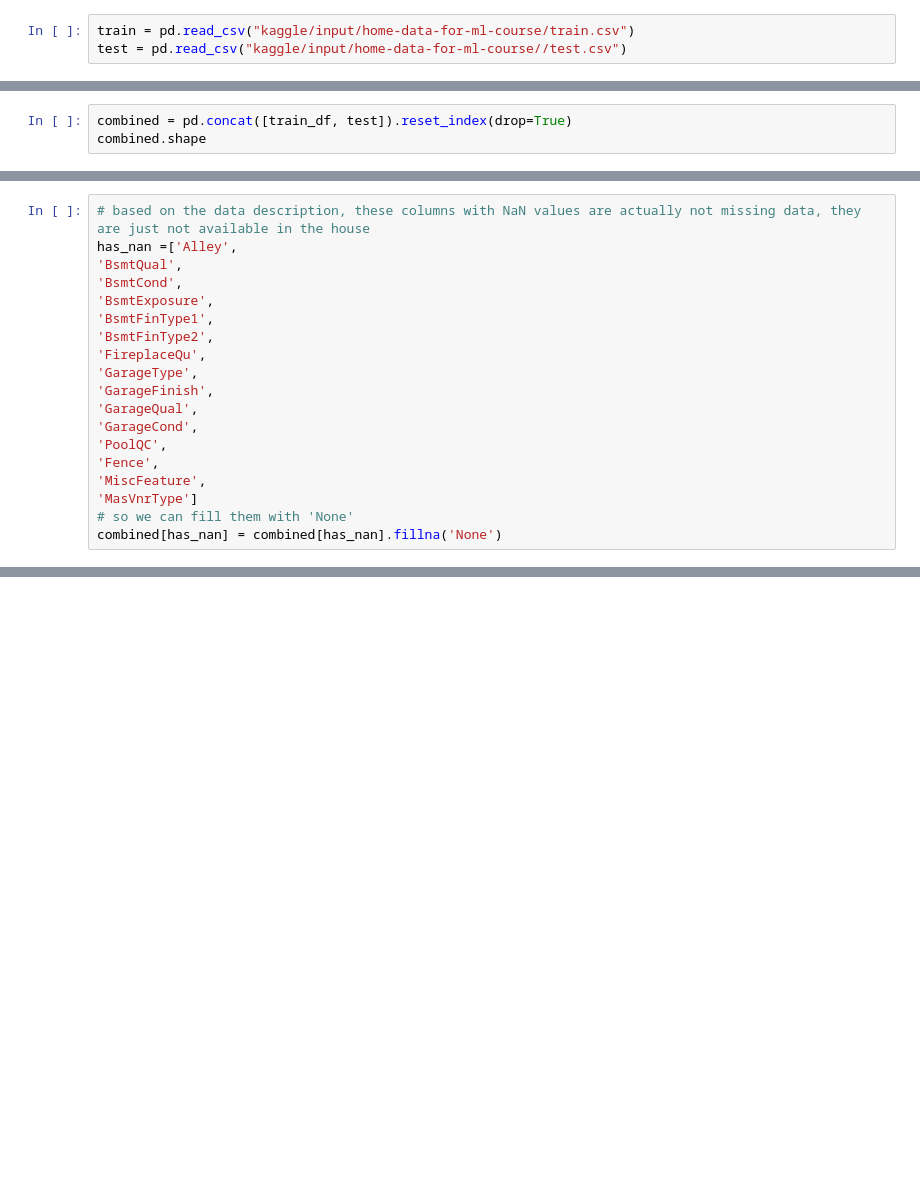
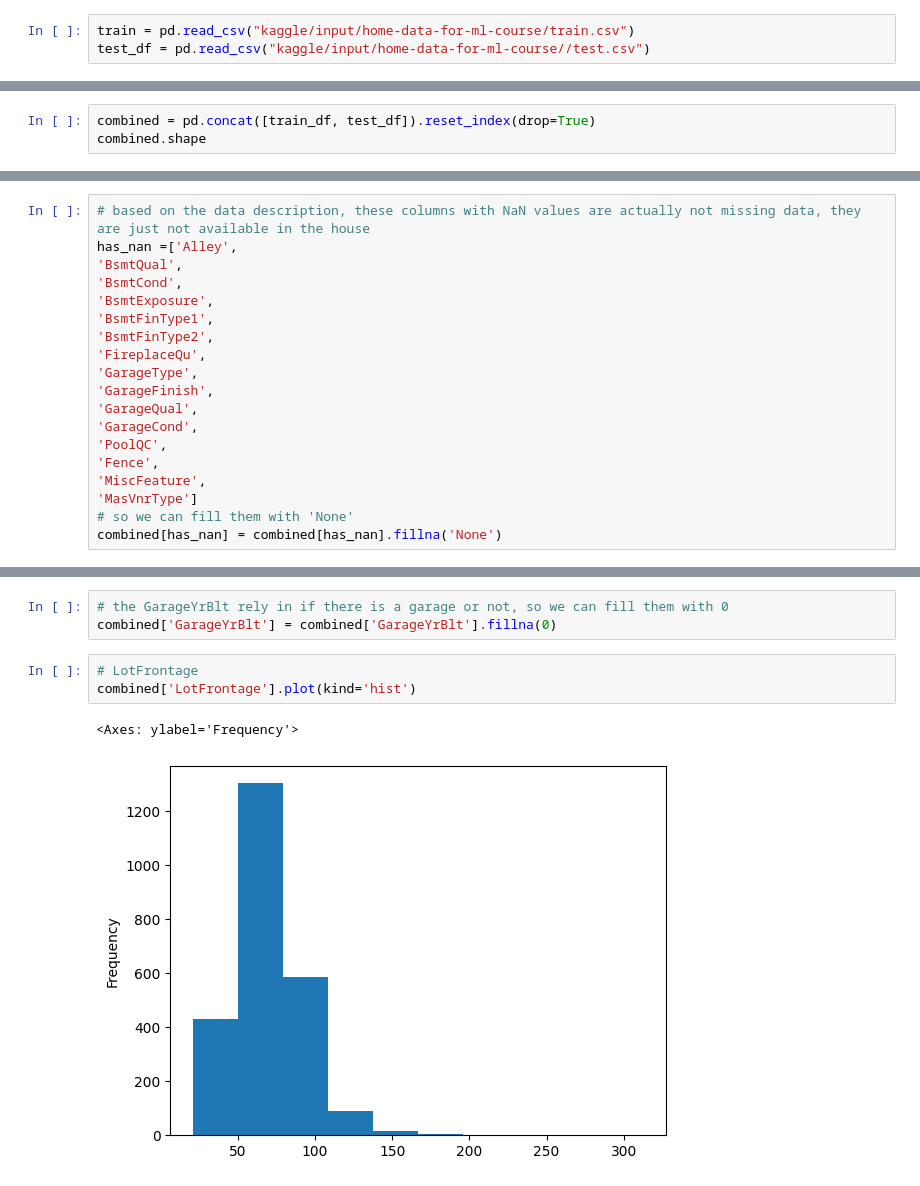
Before and after one commit to Lama-Alsaif/Housing-Prices, a Jupyter notebook: Housing_Prices.ipynb, the cells around one changed output, grey strips where cells are left out. Saved outputs shown, nothing was run; the diff lists cells and outputs as text; blank space fills up the shorter version.

```diff
--- a/Housing_Prices.ipynb
+++ b/Housing_Prices.ipynb
@@ -2,7 +2,7 @@
 import pandas as pd
 # %%
 train = pd.read_csv("kaggle/input/home-data-for-ml-course/train.csv")
-test = pd.read_csv("kaggle/input/home-data-for-ml-course//test.csv")
+test_df = pd.read_csv("kaggle/input/home-data-for-ml-course//test.csv")
 # %%
 train.head()
 # %% [output]
@@ -46,5 +46,5 @@ test_idx = test['Id']
 # %%
-combined = pd.concat([train_df, test]).reset_index(drop=True)
+combined = pd.concat([train_df, test_df]).reset_index(drop=True)
 combined.shape
 # %% [output]
 (2919, 80)
@@ -174,0 +181,9 @@ dtype: int64
+# %%
+# the GarageYrBlt rely in if there is a garage or not, so we can fill them with 0
+combined['GarageYrBlt'] = combined['GarageYrBlt'].fillna(0)
+# %%
+# LotFrontage
+combined['LotFrontage'].plot(kind='hist')
+# %% [output]
+<Axes: ylabel='Frequency'>
+[figure, added]
```
Also changed, not shown: parts of 34 cells of this notebook.
